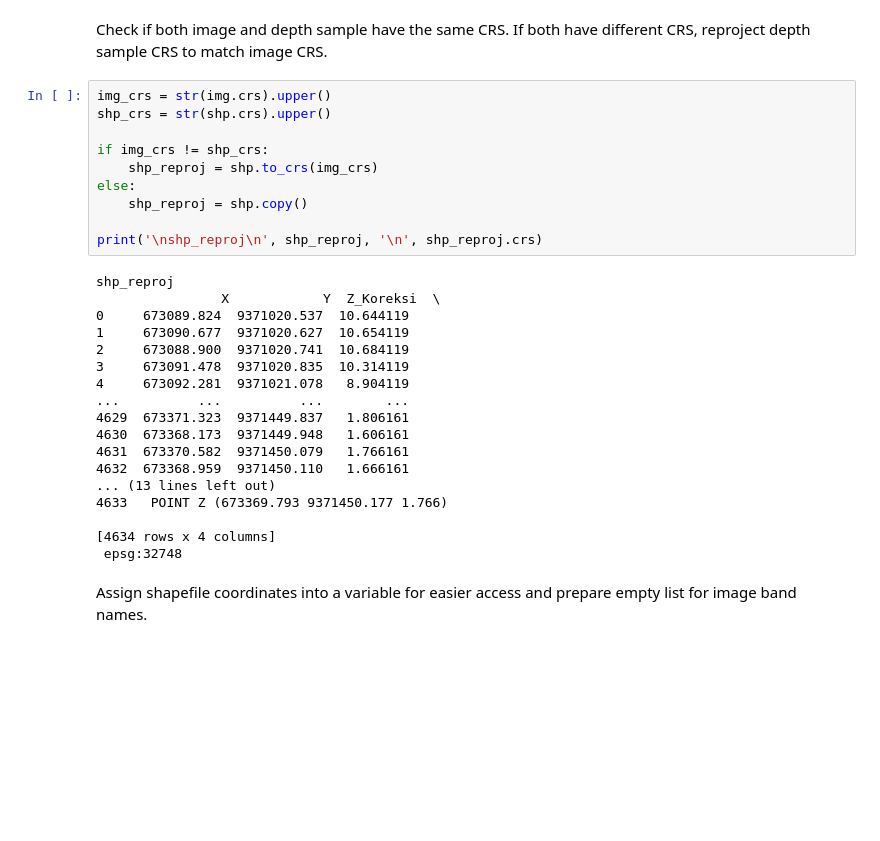
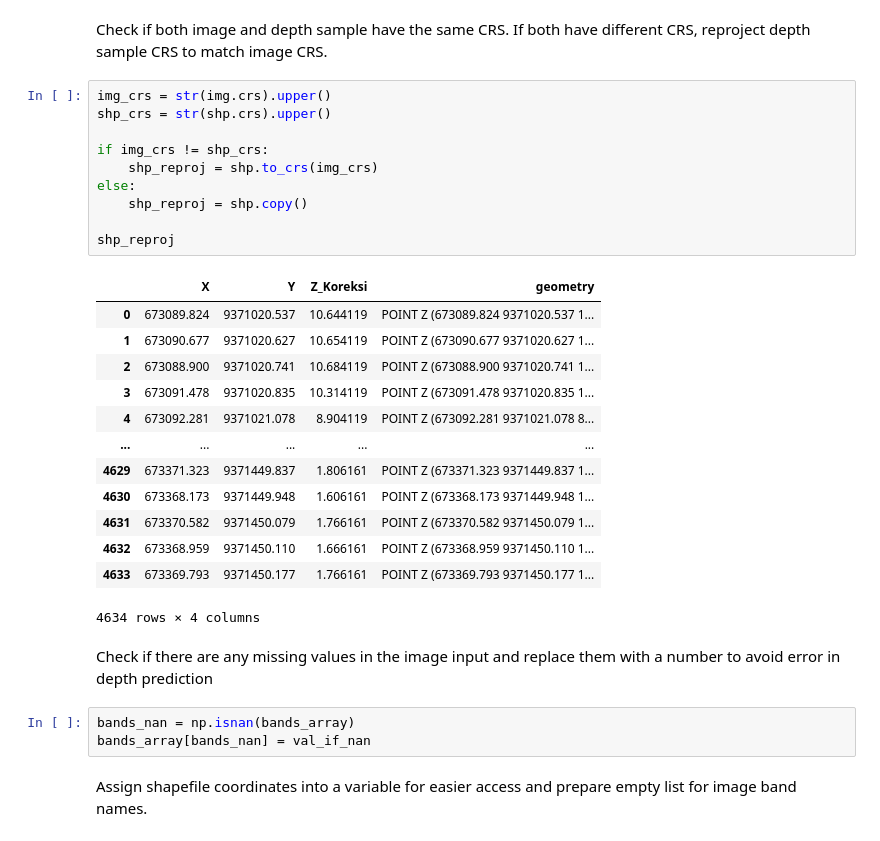
Before and after one commit to rifqiharrys/sdb_gui, a Jupyter notebook: notebooks/sdb.ipynb, the cells around one changed output. Drawn from its saved outputs; the diff is of its cells as text; blank space fills up the shorter version.

```diff
--- a/notebooks/sdb.ipynb
+++ b/notebooks/sdb.ipynb
@@ -99,31 +96,32 @@ Check if both image and depth sample have the same CRS. If both have different C
 # %%
 img_crs = str(img.crs).upper()
 shp_crs = str(shp.crs).upper()
 
 if img_crs != shp_crs:
     shp_reproj = shp.to_crs(img_crs)
 else:
     shp_reproj = shp.copy()
 
-print('\nshp_reproj\n', shp_reproj, '\n', shp_reproj.crs)
+shp_reproj
 # %% [output]
+|  | X | Y | Z_Koreksi | geometry |
+| 0 | 673089.824 | 9371020.537 | 10.644119 | POINT Z (673089.824 9371020.537 1... |
+| 1 | 673090.677 | 9371020.627 | 10.654119 | POINT Z (673090.677 9371020.627 1... |
+| 2 | 673088.900 | 9371020.741 | 10.684119 | POINT Z (673088.900 9371020.741 1... |
+| 3 | 673091.478 | 9371020.835 | 10.314119 | POINT Z (673091.478 9371020.835 1... |
+| 4 | 673092.281 | 9371021.078 | 8.904119 | POINT Z (673092.281 9371021.078 8... |
+| ... | ... | ... | ... | ... |
+| 4629 | 673371.323 | 9371449.837 | 1.806161 | POINT Z (673371.323 9371449.837 1... |
+| 4630 | 673368.173 | 9371449.948 | 1.606161 | POINT Z (673368.173 9371449.948 1... |
+| 4631 | 673370.582 | 9371450.079 | 1.766161 | POINT Z (673370.582 9371450.079 1... |
+| 4632 | 673368.959 | 9371450.110 | 1.666161 | POINT Z (673368.959 9371450.110 1... |
+| 4633 | 673369.793 | 9371450.177 | 1.766161 | POINT Z (673369.793 9371450.177 1... |
-shp_reproj
-                X            Y  Z_Koreksi  \
-0     673089.824  9371020.537  10.644119
-1     673090.677  9371020.627  10.654119
-2     673088.900  9371020.741  10.684119
-3     673091.478  9371020.835  10.314119
-4     673092.281  9371021.078   8.904119
-...          ...          ...        ...
-4629  673371.323  9371449.837   1.806161
-4630  673368.173  9371449.948   1.606161
-4631  673370.582  9371450.079   1.766161
-4632  673368.959  9371450.110   1.666161
-... (13 lines left out)
-4633   POINT Z (673369.793 9371450.177 1.766)
-
-[4634 rows x 4 columns]
- epsg:32748
+4634 rows × 4 columns
+# %% [markdown]
+Check if there are any missing values in the image input and replace them with a number to avoid error in depth prediction
+# %%
+bands_nan = np.isnan(bands_array)
+bands_array[bands_nan] = val_if_nan
 # %% [markdown]
 Assign shapefile coordinates into a variable for easier access and prepare empty list for image band names.
 # %%
```
Also changed, not shown: parts of 10 cells of this notebook, 4 other files.
